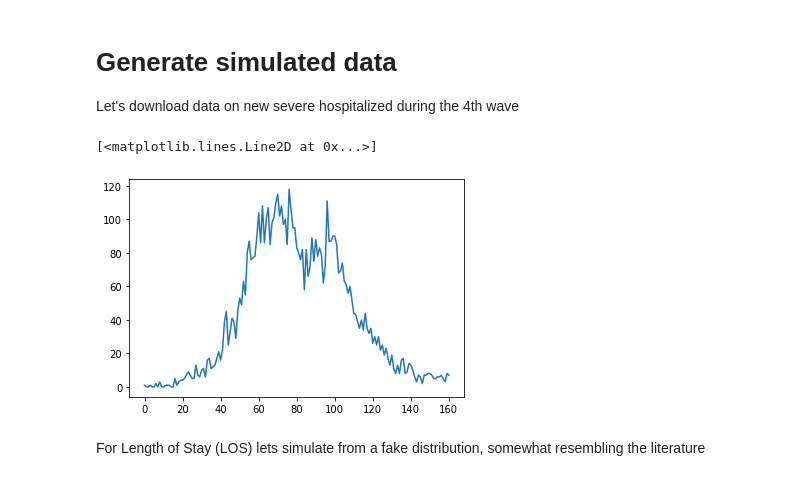
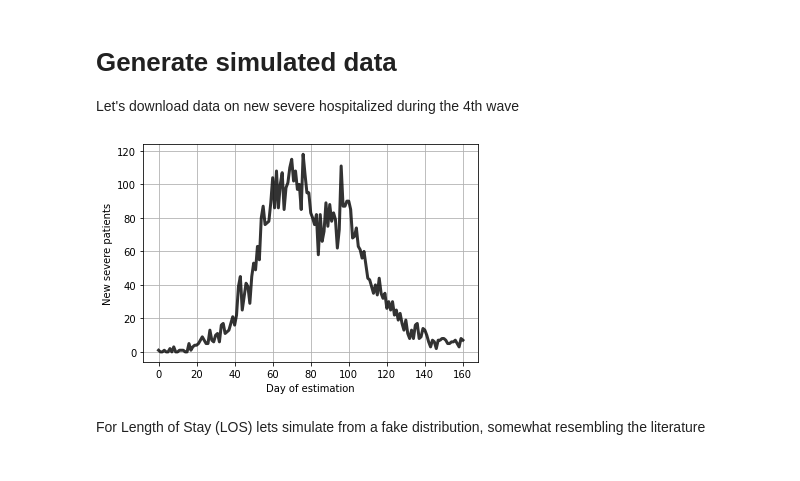
Before and after one commit to hrossman/LOS_survival_example, a Jupyter notebook: example.ipynb, the cells around one changed output. Saved outputs shown, nothing was run; the diff lists cells and outputs as text; code cells hidden in the pictures.

```diff
--- a/example.ipynb
+++ b/example.ipynb
@@ -12,13 +12,16 @@ Let's download data on new severe hospitalized during the 4th wave
 # %%
 moh_df = pd.read_excel('moh_data.xlsx', skiprows=1, parse_dates=['תאריך'])
 moh_df.columns = ['date', 'new_severe']
 new_hosped = moh_df.iloc[140:301]['new_severe'].values
 times = np.arange(len(new_hosped))
 
-plt.plot(times, new_hosped)
+fig, ax = plt.subplots()
+ax.plot(times, new_hosped, color='k', lw=3, alpha=0.8, label='New severe patients')
+ax.set_ylabel('New severe patients')
+ax.set_xlabel('Day of estimation')
+ax.grid()
 # %% [output]
-[<matplotlib.lines.Line2D at 0x...>]
-[figure, old version]
+[figure, new version]
 # %% [markdown]
 For Length of Stay (LOS) lets simulate from a fake distribution, somewhat resembling the literature
 # %%
```
Also changed, not shown: parts of 1 cell of this notebook.
